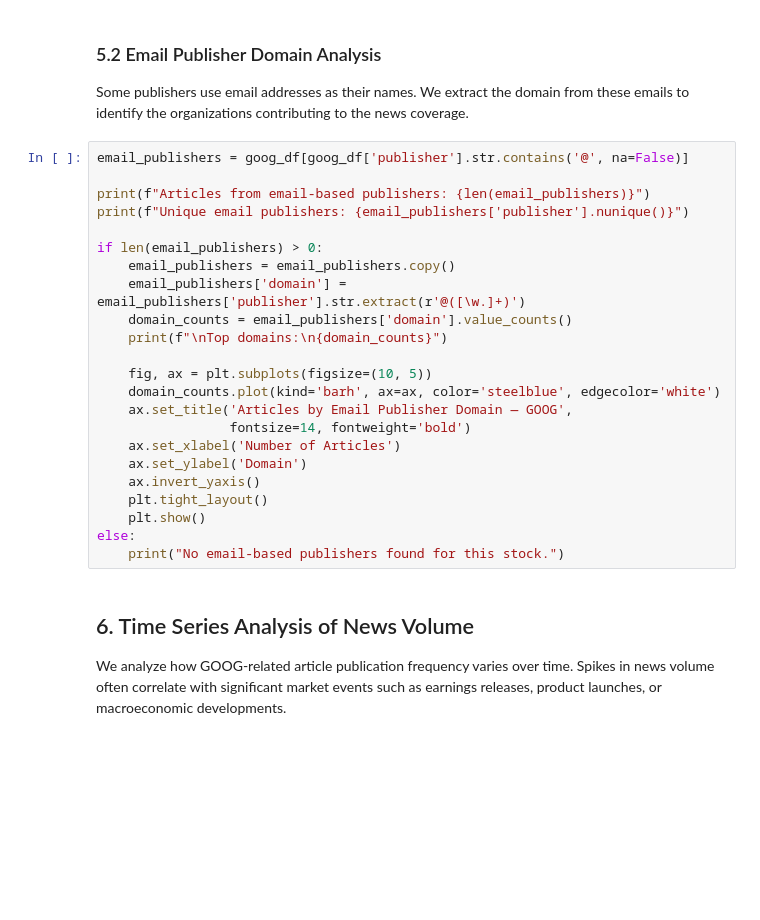
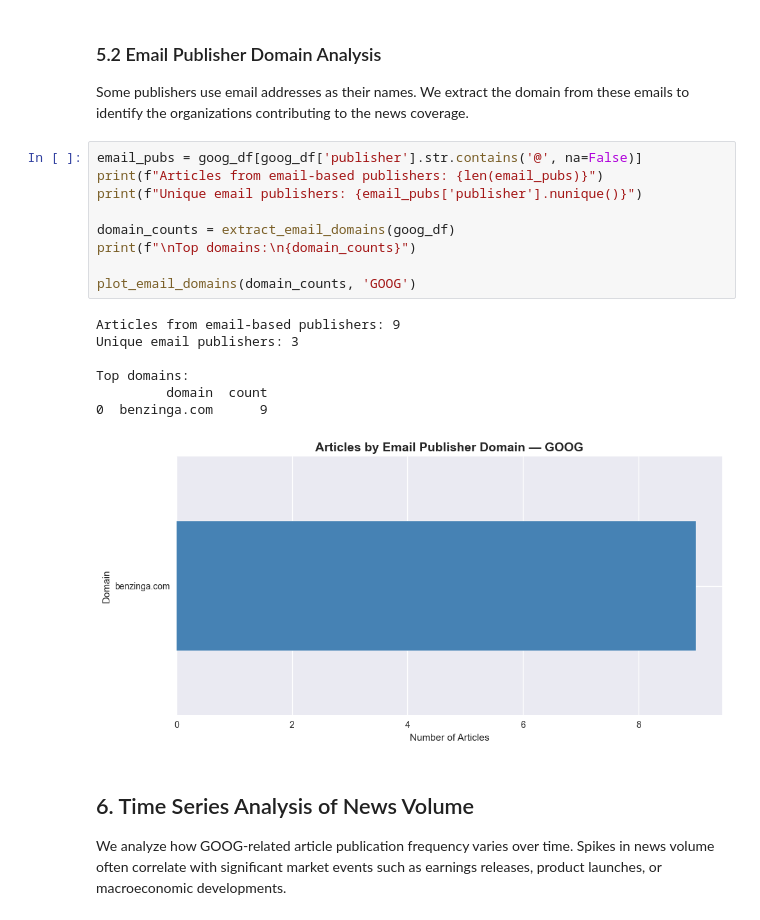
Before and after one commit to Maki4444444/News-sentiment-analysis, a Jupyter notebook: notebooks/GOOG_eda.ipynb, the cells around one changed output. Saved outputs shown, nothing was run; the diff lists cells and outputs as text; blank space fills up the shorter version.

```diff
--- a/notebooks/GOOG_eda.ipynb
+++ b/notebooks/GOOG_eda.ipynb
@@ -137,28 +193,22 @@ plt.show()
 
 Some publishers use email addresses as their names. We extract the domain from these emails to identify the organizations contributing to the news coverage.
 # %%
-email_publishers = goog_df[goog_df['publisher'].str.contains('@', na=False)]
+email_pubs = goog_df[goog_df['publisher'].str.contains('@', na=False)]
+print(f"Articles from email-based publishers: {len(email_pubs)}")
+print(f"Unique email publishers: {email_pubs['publisher'].nunique()}")
 
-print(f"Articles from email-based publishers: {len(email_publishers)}")
-print(f"Unique email publishers: {email_publishers['publisher'].nunique()}")
+domain_counts = extract_email_domains(goog_df)
+print(f"\nTop domains:\n{domain_counts}")
 
-if len(email_publishers) > 0:
-    email_publishers = email_publishers.copy()
-    email_publishers['domain'] = email_publishers['publisher'].str.extract(r'@([\w.]+)')
-    domain_counts = email_publishers['domain'].value_counts()
-    print(f"\nTop domains:\n{domain_counts}")
-
-    fig, ax = plt.subplots(figsize=(10, 5))
-    domain_counts.plot(kind='barh', ax=ax, color='steelblue', edgecolor='white')
-    ax.set_title('Articles by Email Publisher Domain — GOOG',
-                 fontsize=14, fontweight='bold')
-    ax.set_xlabel('Number of Articles')
-    ax.set_ylabel('Domain')
-    ax.invert_yaxis()
-    plt.tight_layout()
-    plt.show()
-else:
-    print("No email-based publishers found for this stock.")
+plot_email_domains(domain_counts, 'GOOG')
+# %% [output]
+Articles from email-based publishers: 9
+Unique email publishers: 3
+
+Top domains:
+         domain  count
+0  benzinga.com      9
+[figure, added]
 # %% [markdown]
 ## 6. Time Series Analysis of News Volume
 
```
Also changed, not shown: parts of 30 cells of this notebook.
